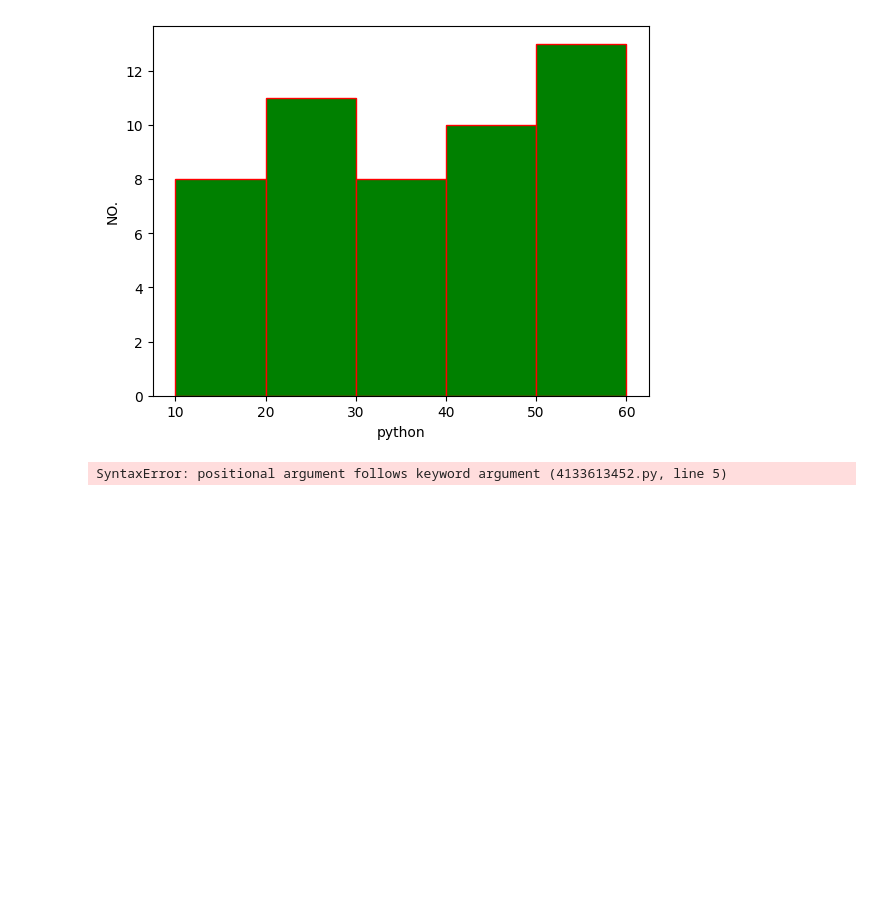
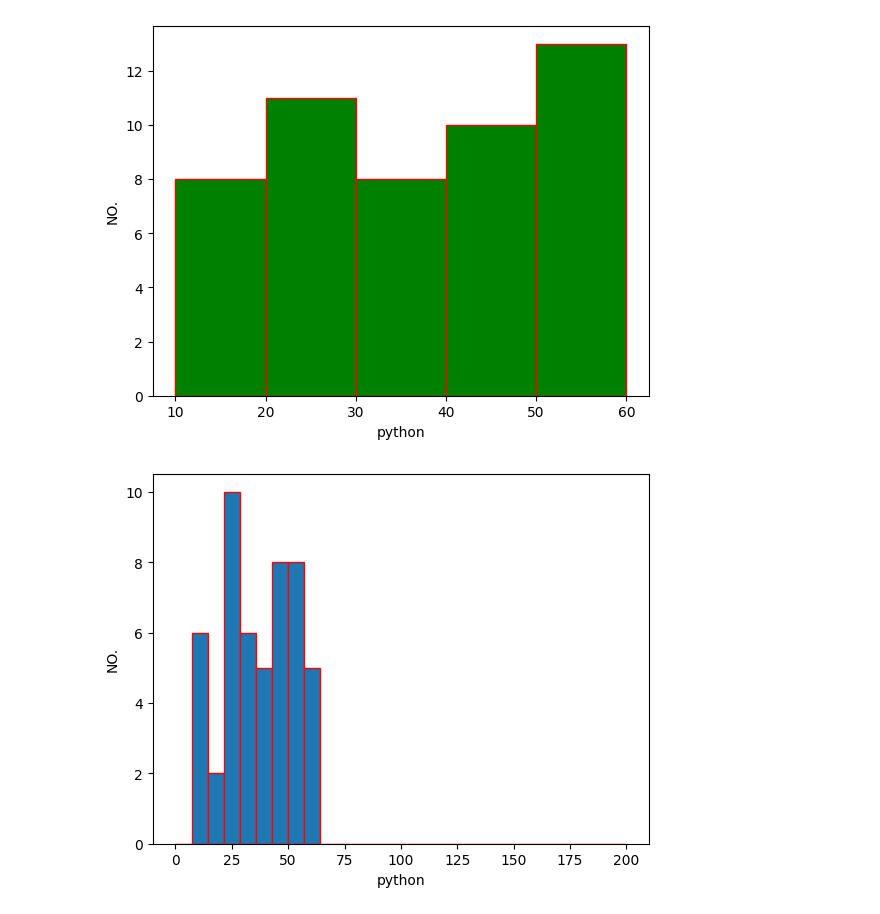
Before and after one commit to RBH2004/matplotlib, a Jupyter notebook: fourth.ipynb, the cells around one changed output. Cells and saved outputs as stored; diff of their text form; code cells hidden in the pictures; blank space fills up the shorter version.

```diff
--- a/fourth.ipynb
+++ b/fourth.ipynb
@@ -47,11 +47,11 @@ plt.show()
 # %%
 no=[49, 42, 12, 27, 19, 37, 12, 56, 27, 50, 58, 22, 36, 47, 32, 29, 22, 27, 58, 58, 46, 57, 59, 45,
  57, 10 ,13, 14 ,57, 31 ,28 ,58, 26, 40, 36, 19, 34, 44, 43, 51, 35, 13, 46, 30 ,54, 23 ,25, 25,
  53, 45]
 
-plt.hist(no,color='g',,(0,200),edgecolor='r')
+plt.hist(no,"auto",(0,200),edgecolor='r')
 plt.xlabel('python')
 plt.ylabel('NO.')
 plt.show()
 # %% [output]
-SyntaxError: positional argument follows keyword argument (4133613452.py, line 5)
+[figure, added]
```
